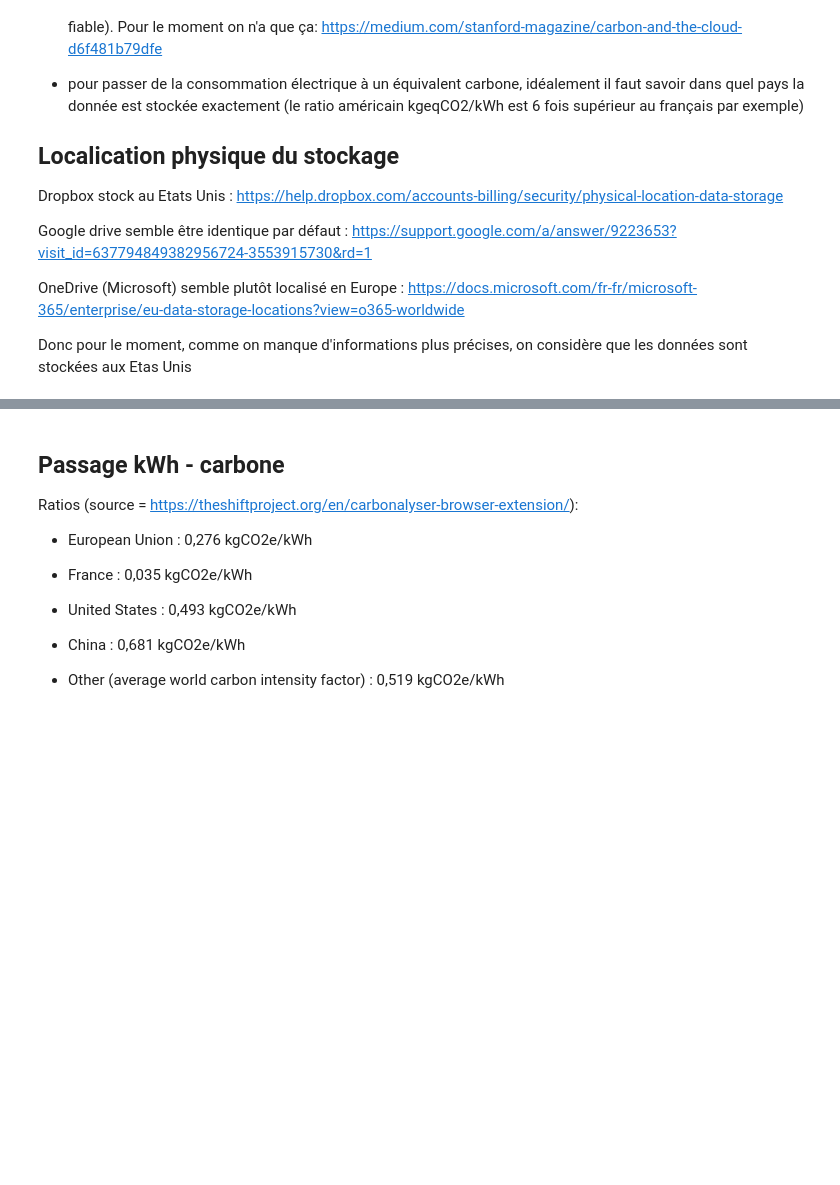
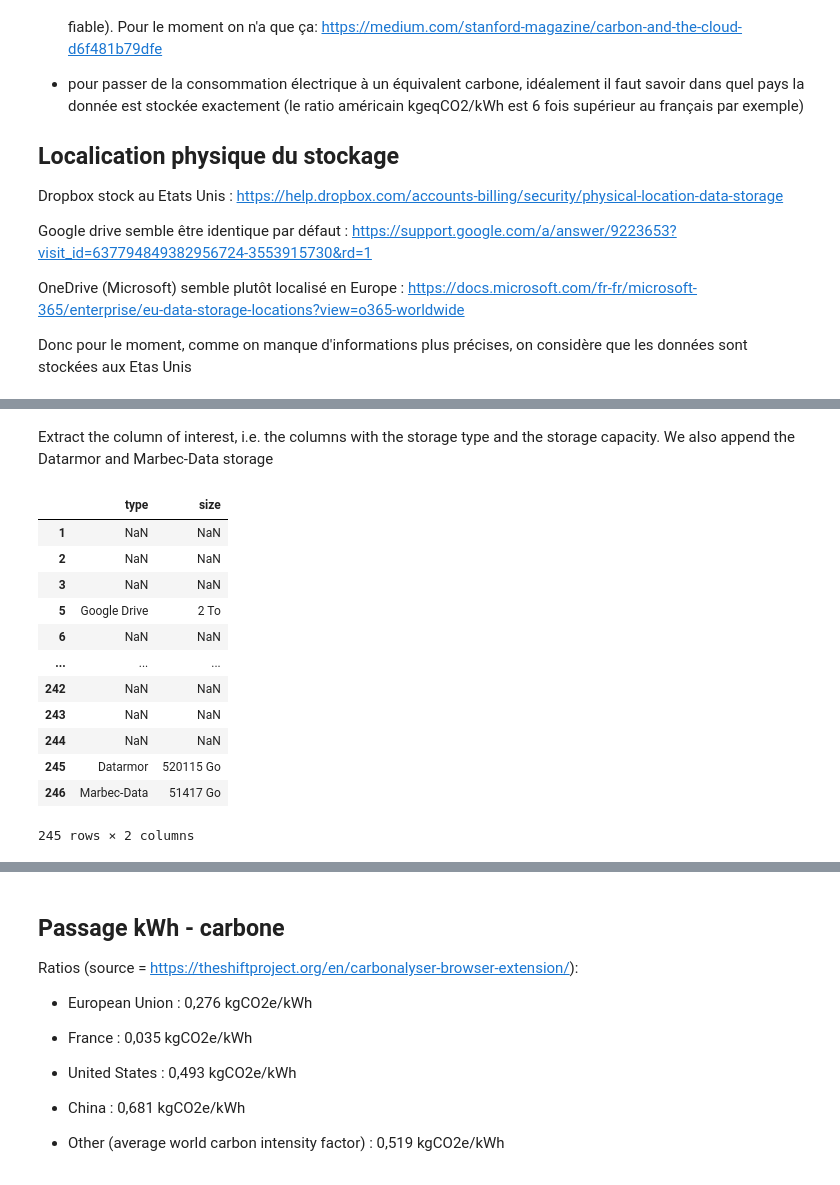
Before and after one commit to umr-marbec/marbec-green, a Jupyter notebook: Stockage_donnees.ipynb, the cells around one changed output, grey strips where cells are left out. Drawn from its saved outputs; the diff is of its cells as text; code cells hidden in the pictures; blank space fills up the shorter version.

```diff
--- a/Stockage_donnees.ipynb
+++ b/Stockage_donnees.ipynb
@@ -47,0 +49,32 @@ stock_df
+# %% [markdown]
+Extract the column of interest, i.e. the columns with the storage type and the storage capacity. We also append the Datarmor and Marbec-Data storage
+# %%
+colonne_type = 10
+colonne_size = 11
+df_small = stock_df.iloc[:, [colonne_type, colonne_size]]
+df_small.columns = ['type', 'size']
+
+# adding Datarmor
+n = len(df_small.index) + 2
+temp = pd.DataFrame(data={'type': ['Datarmor'], 'size': [f'{int(80937.95 + 	439177.08)} Go']}, index=[n])
+df_small = pd.concat([df_small, temp])
+
+# adding Meso@LR
+n = len(df_small.index) + 2
+temp = pd.DataFrame(data={'type': ['Marbec-Data'], 'size': [f'{int(51.4 * 1e3 + 17)} Go']}, index=[n])
+df_small = pd.concat([df_small, temp])
+df_small
+# %% [output]
+|  | type | size |
+| 1 | NaN | NaN |
+| 2 | NaN | NaN |
+| 3 | NaN | NaN |
+| 5 | Google Drive | 2 To |
+| 6 | NaN | NaN |
+| ... | ... | ... |
+| 242 | NaN | NaN |
+| 243 | NaN | NaN |
+| 244 | NaN | NaN |
+| 245 | Datarmor | 520115 Go |
+| 246 | Marbec-Data | 51417 Go |
+245 rows × 2 columns
```
Also changed, not shown: parts of 19 cells of this notebook, 1 other file.
